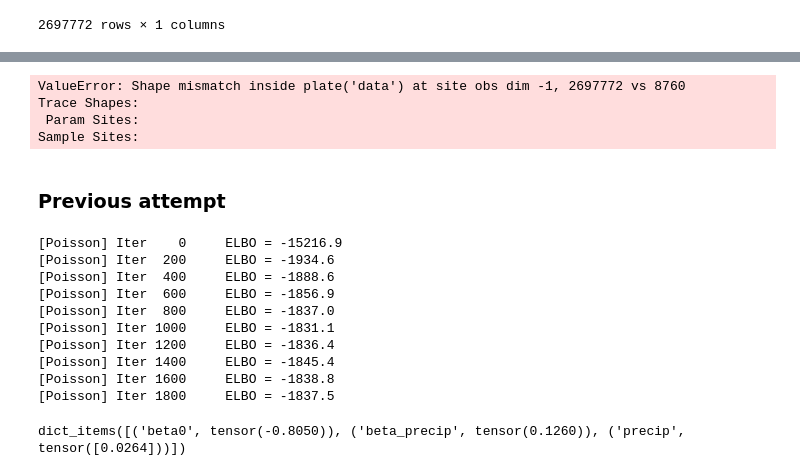
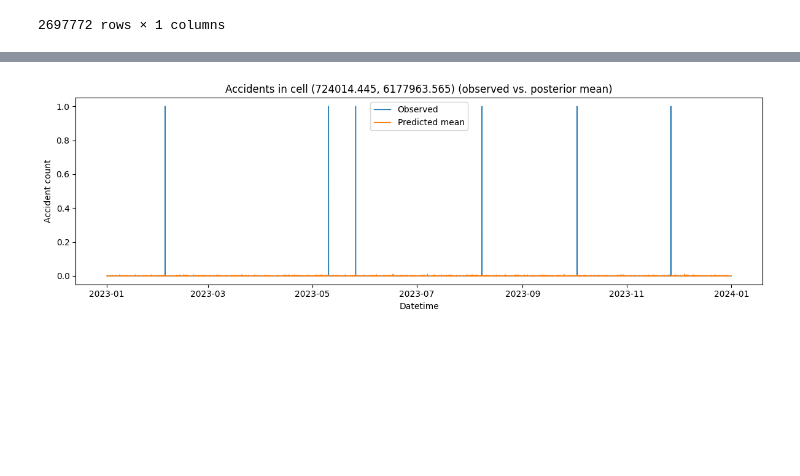
Before and after one commit to MadSoeDK/MBML-traffic-accidents, a Jupyter notebook: Mads/Data processing.ipynb, the cells around one changed output, grey strips where cells are left out. Saved outputs shown, nothing was run; the diff lists cells and outputs as text; code cells hidden in the pictures; blank space fills up the shorter version.

Commit message:
added first model

```diff
--- a/Mads/Data processing.ipynb
+++ b/Mads/Data processing.ipynb
@@ -284,13 +250,12 @@ def bernoulli_model(presence, num_cells):
         logits = alpha0 + alpha_precip * precip
         pyro.sample("obs_presence", dist.Bernoulli(logits=logits), obs=presence)
 # %%
-# 4) SET UP SVI with an automatic guide
-guide = autoguide.AutoNormal(baseline_model)
+# SVI
+guide = autoguide.AutoNormal(poisson_model)
 optim = Adam({"lr": 1e-2})
-svi   = SVI(baseline_model, guide, optim, loss=Trace_ELBO())
+svi   = SVI(poisson_model, guide, optim, loss=Trace_ELBO())
 
-# 5) FIT via SVI
-num_steps = 2000
+num_steps = 1000
 for step in range(num_steps):
     loss = svi.step(cell_idx, hour_idx, y)
     if step % 200 == 0:
@@ -309,83 +269,45 @@ for step in range(num_steps):
 # %%
 # Prediction...
 
-# 1) pick a cell to visualize
+# we choose one cell to visualize
 cells = df.index.get_level_values('cell_id').unique().tolist()
-sample_cell = cells[0]           # or any cell string you like
+sample_cell = cells[179] # chose any cell
 
-# 2) build the per-hour index & codes for that cell
+# build the per-hour index & codes for that cell
 all_hours = pd.date_range("2023-01-01", "2023-12-31 23:00", freq="H")
 sub = (
-    df.xs(sample_cell, level="cell_id")      # DataFrame indexed by datetime
+    df.xs(sample_cell, level="cell_id")
       .reindex(all_hours, fill_value=0)
       .rename_axis("datetime")
       .rename(columns={"acc_count": "y"})
 )
-y_obs      = torch.tensor(sub["y"].values, dtype=torch.float)
+y_obs = torch.tensor(sub["y"].values, dtype=torch.long)
 hour_codes = torch.tensor(sub.index.hour.values, dtype=torch.long)
-# we’ll pass `cell_idx` as zeros since we’re always in the same cell:
-cell_idx   = torch.zeros_like(hour_codes)
 
-# 3) posterior-predictive sampling
+# pass `cell_idx` as zeros since we’re always in the same cell
+cell_idx = torch.zeros_like(hour_codes)
+
+# posterior-predictive sampling
 predictive = Predictive(
-    baseline_model,
+    poisson_model,
     guide=guide,
     num_samples=300,
     return_sites=["obs"]
 )
 samples = predictive(cell_idx, hour_codes)["obs"]    # shape [300, len(all_hours)]
 
-# 4) compute the posterior mean prediction
+# compute the posterior mean prediction
 y_pred_mean = samples.float().mean(0).numpy()
 
-# 5) plot Observed vs Predicted
+# plot observed vs predicted
 plt.figure(figsize=(12, 4))
 plt.plot(sub.index, sub["y"],      label="Observed", linewidth=1)
 plt.plot(sub.index, y_pred_mean,   label="Predicted mean", linewidth=1)
 plt.xlabel("Datetime")
 plt.ylabel("Accident count")
 plt.title(f"Accidents in cell {sample_cell} (observed vs. posterior mean)")
 plt.legend()
 plt.tight_layout()
 plt.show()
 # %% [output]
-ValueError: Shape mismatch inside plate('data') at site obs dim -1, 2697772 vs 8760
-Trace Shapes:
- Param Sites:
-Sample Sites:
+[figure, added]
-# %% [markdown]
-### Previous attempt
-# %%
-# Clear any old parameters
-pyro.clear_param_store()
-
-# Guide: mean‐field normal over all latent RVs in poisson_model
-poisson_guide = autoguide.AutoNormal(poisson_model)
-
-# SVI object
-poisson_svi = SVI(model=poisson_model,
-                  guide=poisson_guide,
-                  optim=Adam({"lr": 0.02}),
-                  loss=Trace_ELBO())
-
-# Training loop
-num_iters = 2000
-for i in range(num_iters):
-    loss = poisson_svi.step(counts, num_cells)
-    if i % 200 == 0:
-        print(f"[Poisson] Iter {i:>4} \tELBO = {-loss:.1f}")
-# %% [output]
-[Poisson] Iter    0     ELBO = -15216.9
-[Poisson] Iter  200     ELBO = -1934.6
-[Poisson] Iter  400     ELBO = -1888.6
-[Poisson] Iter  600     ELBO = -1856.9
-[Poisson] Iter  800     ELBO = -1837.0
-[Poisson] Iter 1000     ELBO = -1831.1
-[Poisson] Iter 1200     ELBO = -1836.4
-[Poisson] Iter 1400     ELBO = -1845.4
-[Poisson] Iter 1600     ELBO = -1838.8
-[Poisson] Iter 1800     ELBO = -1837.5
-# %%
-poisson_guide.median().items()
-# %% [output]
-dict_items([('beta0', tensor(-0.8050)), ('beta_precip', tensor(0.1260)), ('precip', tensor([0.0264]))])
```
Also changed, not shown: parts of 5 cells of this notebook.
